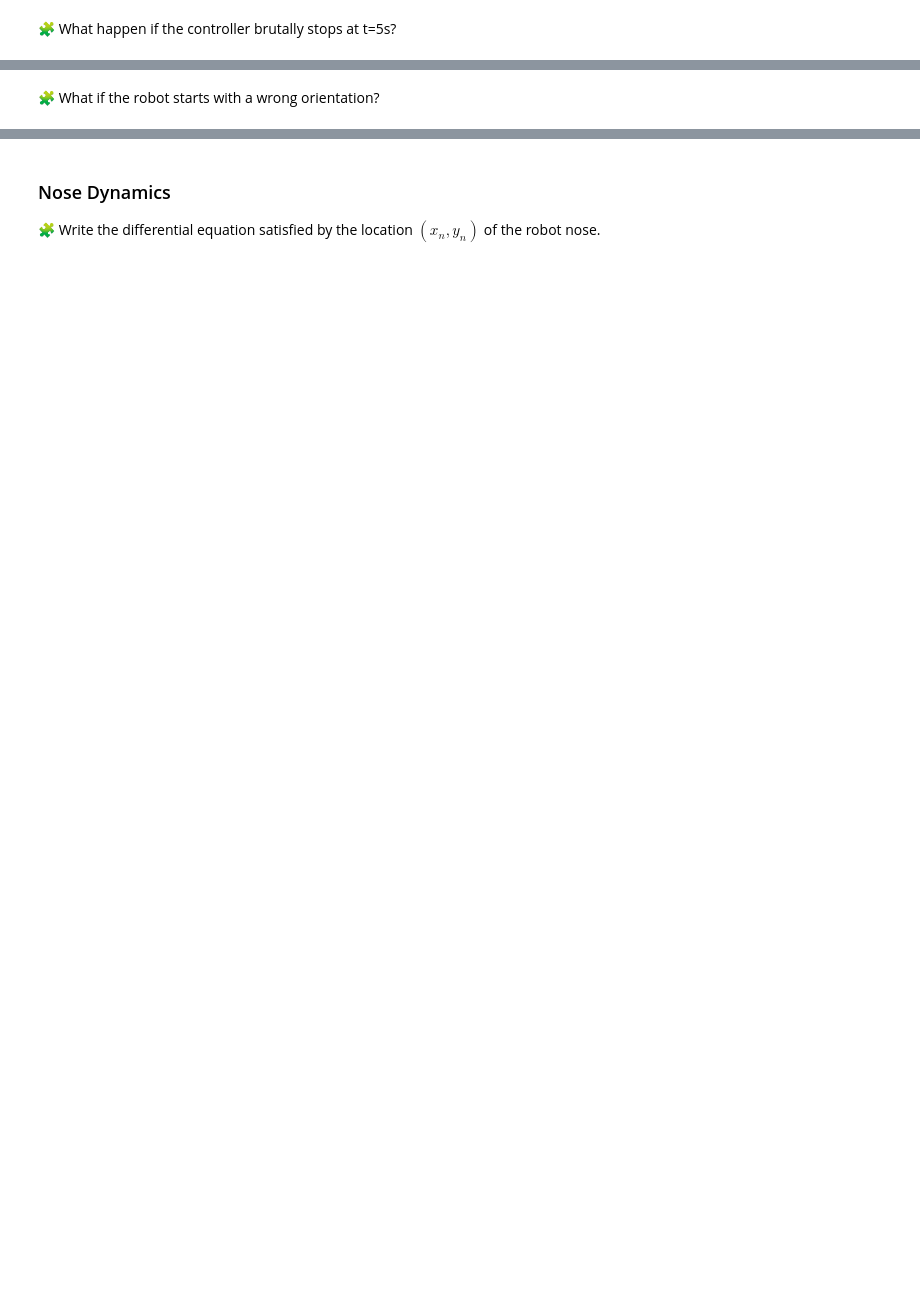
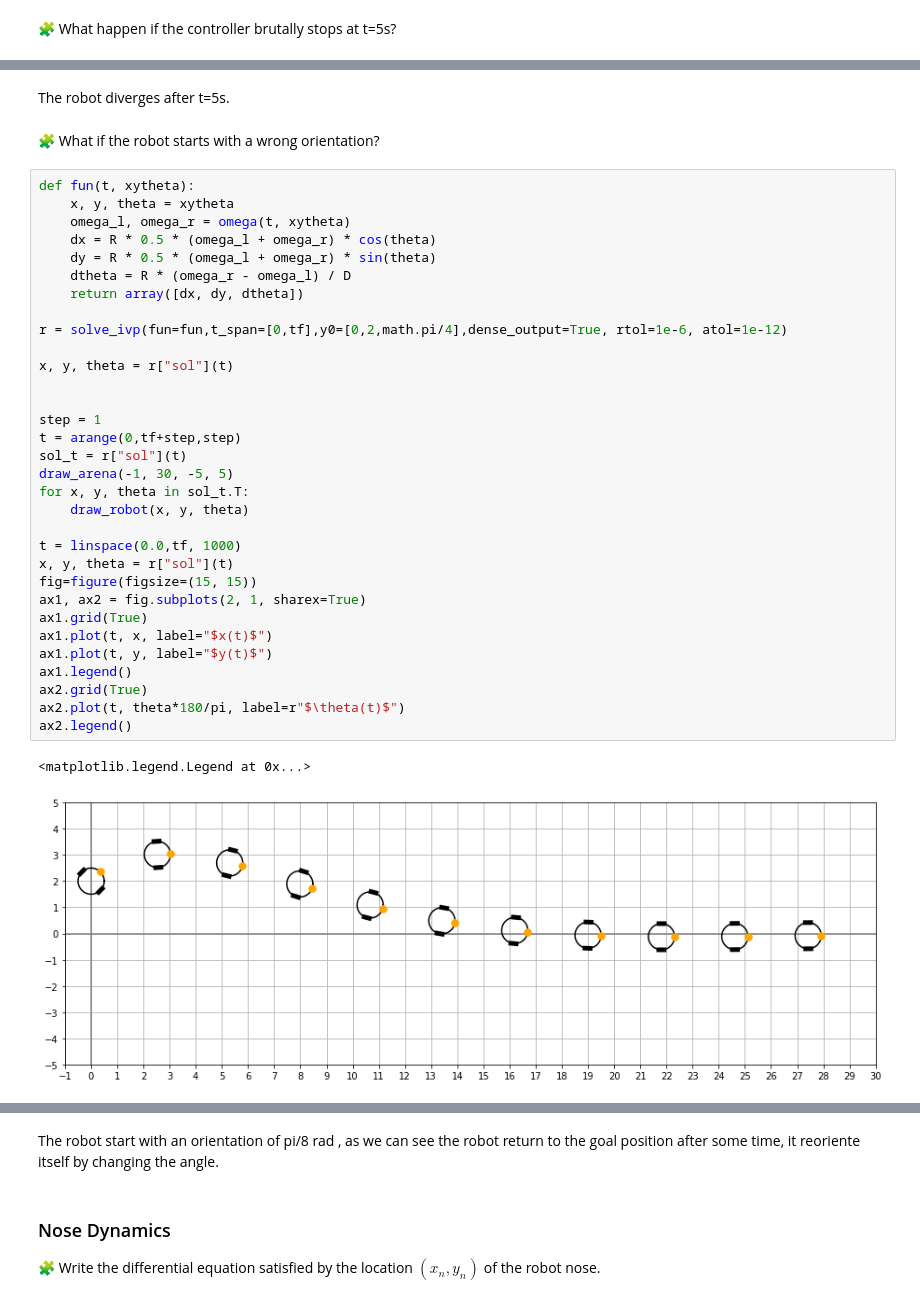
Before and after one commit to Ibtissame23/control-engineering-with-python-project-2021-2022, a Jupyter notebook: Project - Step 3.ipynb, the cells around one changed output, grey strips where cells are left out. Cells and saved outputs as stored; diff of their text form; blank space fills up the shorter version.

```diff
--- a/Project - Step 3.ipynb
+++ b/Project - Step 3.ipynb
@@ -873,2 +1019,39 @@ pass
+# %% [markdown]
+The robot diverges after t=5s.
 # %% [markdown]
 🧩 What if the robot starts with a wrong orientation?
+# %%
+def fun(t, xytheta):
+    x, y, theta = xytheta
+    omega_l, omega_r = omega(t, xytheta)
+    dx = R * 0.5 * (omega_l + omega_r) * cos(theta)
+    dy = R * 0.5 * (omega_l + omega_r) * sin(theta)
+    dtheta = R * (omega_r - omega_l) / D
+    return array([dx, dy, dtheta])
+
+r = solve_ivp(fun=fun,t_span=[0,tf],y0=[0,2,math.pi/4],dense_output=True, rtol=1e-6, atol=1e-12)
+
+x, y, theta = r["sol"](t)
+
+
+step = 1
+t = arange(0,tf+step,step)
+sol_t = r["sol"](t)
+draw_arena(-1, 30, -5, 5)
+for x, y, theta in sol_t.T:
+    draw_robot(x, y, theta)
+
+t = linspace(0.0,tf, 1000)
+x, y, theta = r["sol"](t)
+fig=figure(figsize=(15, 15))
+ax1, ax2 = fig.subplots(2, 1, sharex=True)
+ax1.grid(True)
+ax1.plot(t, x, label="$x(t)$")
+ax1.plot(t, y, label="$y(t)$")
+ax1.legend()
+ax2.grid(True)
+ax2.plot(t, theta*180/pi, label=r"$\theta(t)$")
+ax2.legend()
+# %% [output]
+<matplotlib.legend.Legend at 0x...>
+[figure, added]
@@ -875,3 +1059,5 @@ pass
+# %% [markdown]
+The robot start with an orientation of pi/8 rad , as we can see the robot return to the goal position after some time, it reoriente itself by changing the angle.
 # %% [markdown]
 ###  Nose Dynamics
 
```
Also changed, not shown: parts of 17 cells of this notebook.
